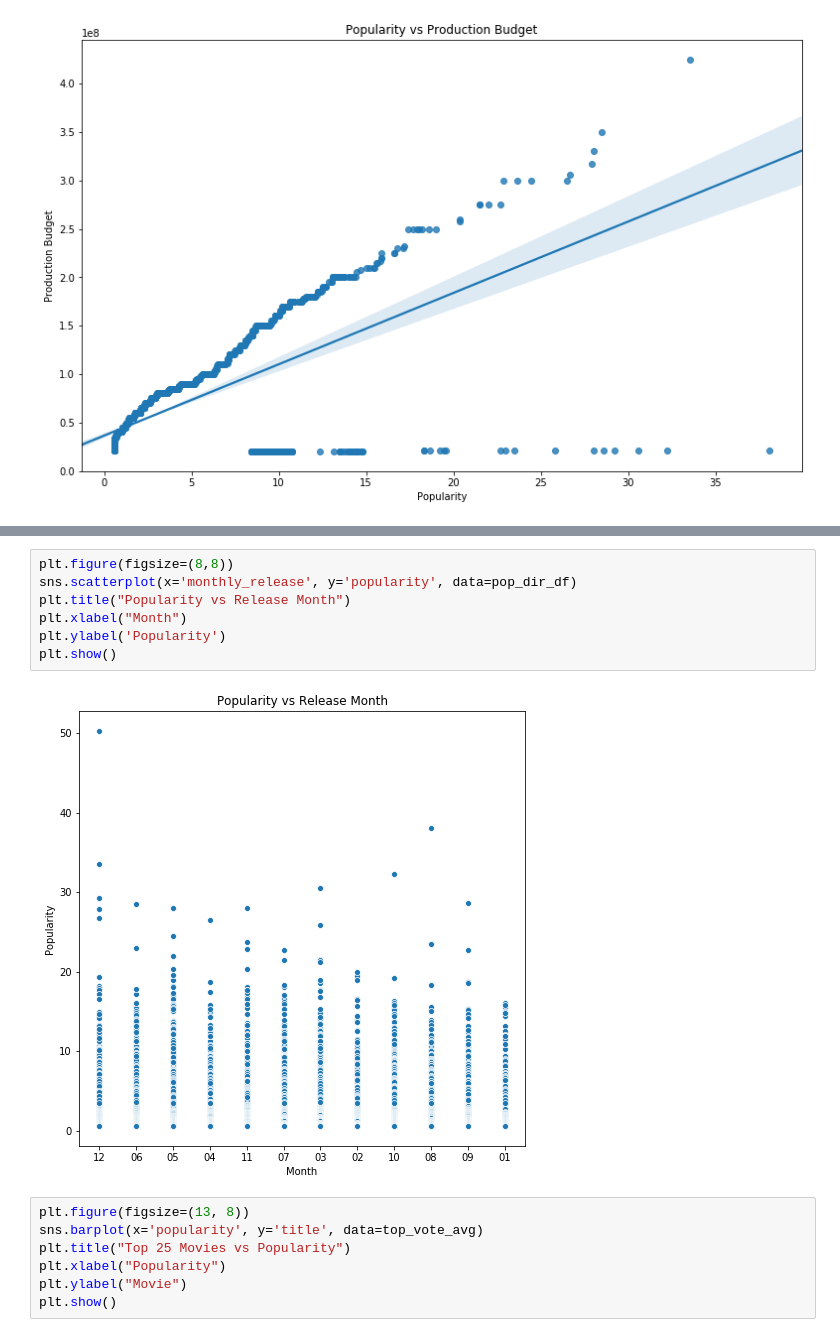
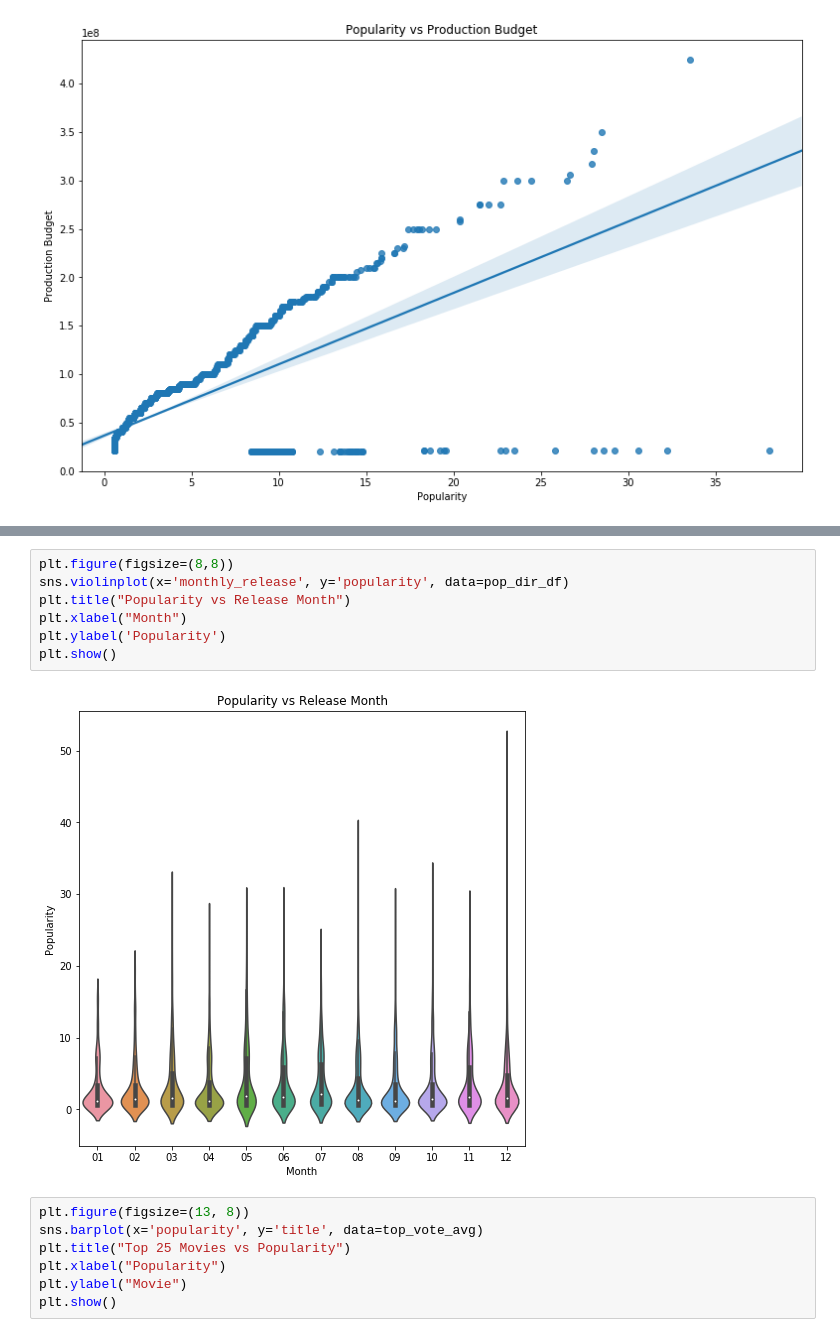
Before and after one commit to aradjabova/dsc-mod-1-project-v2-1-online-ds-ft-120919, a Jupyter notebook: Student Data Analysis.ipynb, the cells around one changed output, grey strips where cells are left out. Cells and saved outputs as stored; diff of their text form.

```diff
--- a/Student Data Analysis.ipynb
+++ b/Student Data Analysis.ipynb
@@ -414,12 +414,12 @@ plt.show()
 # %%
 plt.figure(figsize=(8,8))
-sns.scatterplot(x='monthly_release', y='popularity', data=pop_dir_df)
+sns.violinplot(x='monthly_release', y='popularity', data=pop_dir_df)
 plt.title("Popularity vs Release Month")
 plt.xlabel("Month")
 plt.ylabel('Popularity')
 plt.show()
 # %% [output]
-[figure, old version]
+[figure, new version]
 # %%
 plt.figure(figsize=(13, 8))
 sns.barplot(x='popularity', y='title', data=top_vote_avg)
```
Also changed, not shown: parts of 2 cells of this notebook, 4 other files.
